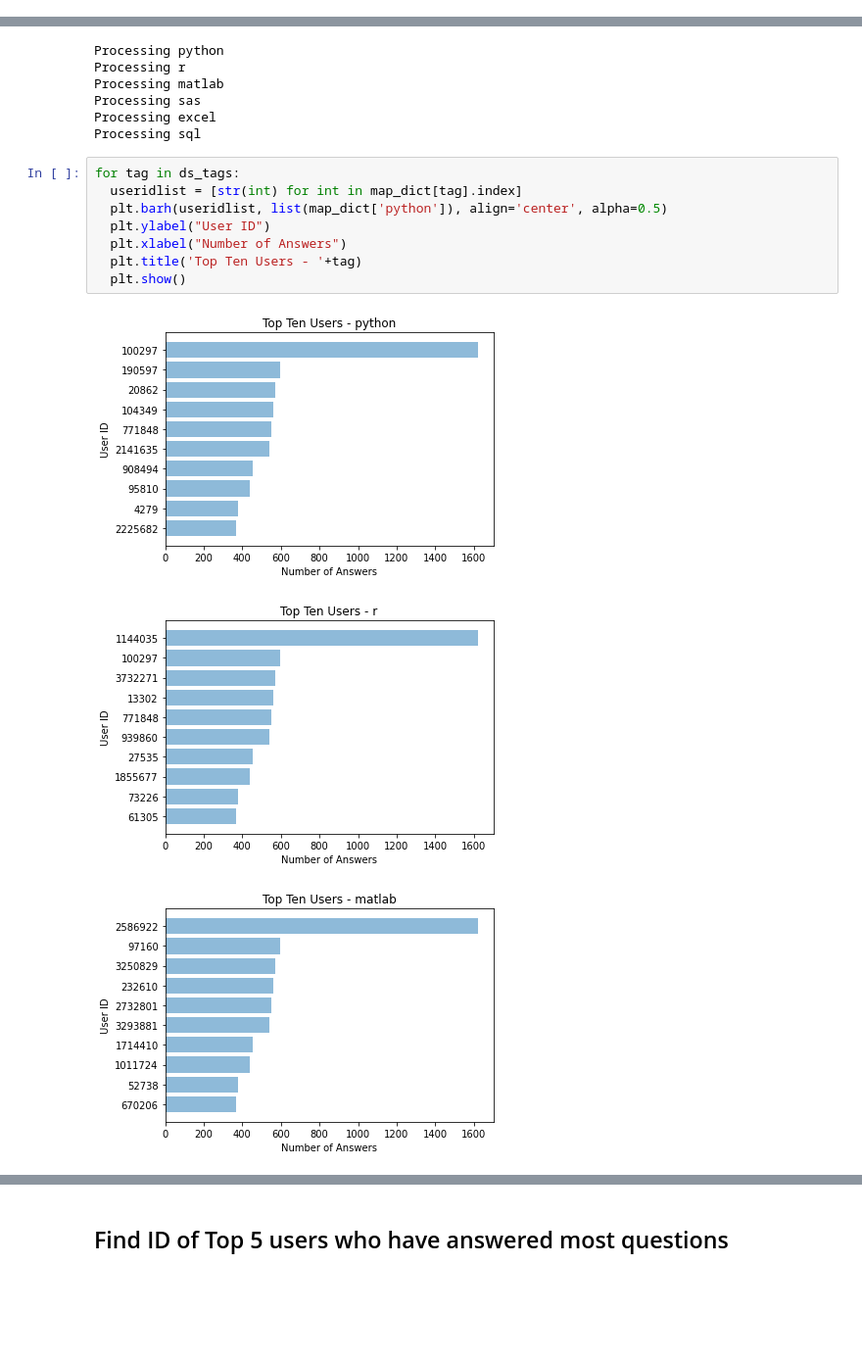
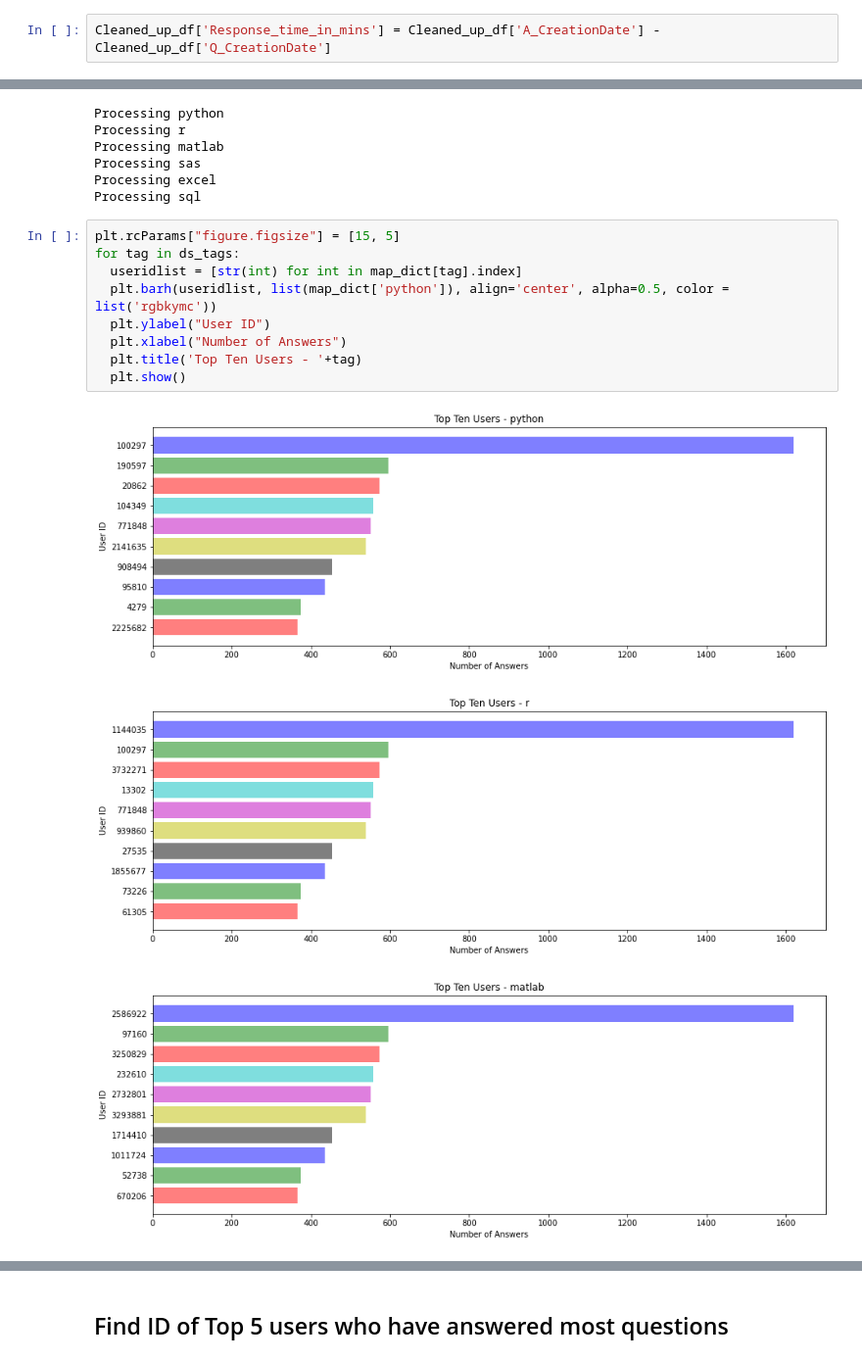
Before and after one commit to prajwalpai/Upgrad-Assignments, a Jupyter notebook: SO_Assignment-complete.ipynb, the cells around one changed output, grey strips where cells are left out. Shown at 98% size. Drawn from its saved outputs; the diff is of its cells as text; blank space fills up the shorter version.

```diff
--- a/SO_Assignment-complete.ipynb
+++ b/SO_Assignment-complete.ipynb
@@ -519,0 +511,2 @@ Cleaned_up_df = final_df[['Q_Id','Q_CreationDate','A_CreationDate','A_Id', 'A_Ow
+# %%
+Cleaned_up_df['Response_time_in_mins'] = Cleaned_up_df['A_CreationDate'] - Cleaned_up_df['Q_CreationDate']
@@ -548,14 +548,15 @@ Processing sas
 Processing excel
 Processing sql
 # %%
+plt.rcParams["figure.figsize"] = [15, 5]
 for tag in ds_tags:
   useridlist = [str(int) for int in map_dict[tag].index]
-  plt.barh(useridlist, list(map_dict['python']), align='center', alpha=0.5)
+  plt.barh(useridlist, list(map_dict['python']), align='center', alpha=0.5, color = list('rgbkymc'))
   plt.ylabel("User ID")
   plt.xlabel("Number of Answers")
   plt.title('Top Ten Users - '+tag)
   plt.show()
 # %% [output]
-[figure, old version]
+[figure, new version]
-[figure, old version]
+[figure, new version]
-[figure, old version]
+[figure, new version]
```
Also changed, not shown: parts of 42 cells of this notebook.
